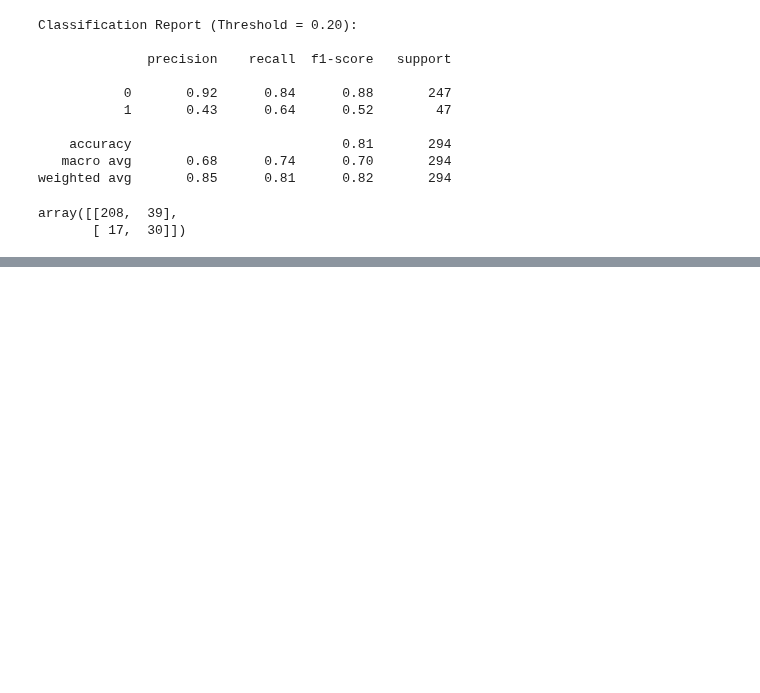
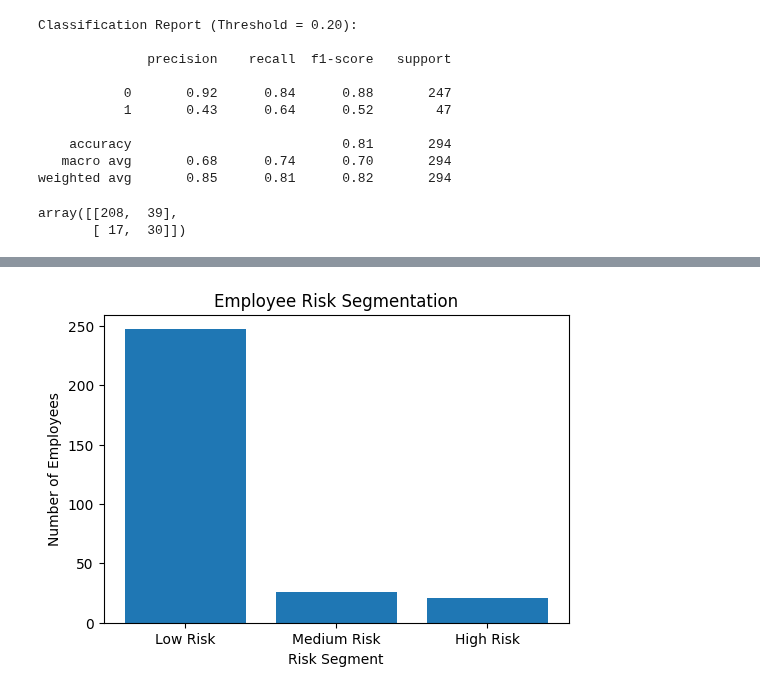
Before and after one commit to nirajacharya13/machine-learning, a Jupyter notebook: decision_trees/practice-problems/ibm-hr-analytics.ipynb, the cells around one changed output, grey strips where cells are left out. Saved outputs shown, nothing was run; the diff lists cells and outputs as text; code cells hidden in the pictures; blank space fills up the shorter version.

```diff
--- a/decision_trees/practice-problems/ibm-hr-analytics.ipynb
+++ b/decision_trees/practice-problems/ibm-hr-analytics.ipynb
@@ -664,0 +700,21 @@ array([[208,  39],
+# %%
+# Get predicted probabilities (class 1 = Attrition)
+y_proba = final_model.predict_proba(X_test)[:, 1]
+
+# Create segmentation DataFrame
+segmentation_df = X_test.copy()
+segmentation_df["Attrition_Probability"] = y_proba
+segmentation_df["Actual_Attrition"] = y_test.values
+# %%
+# Define risk tiers
+def assign_risk(prob):
+    if prob < 0.30:
+        return "Low Risk"
+    elif prob < 0.60:
+        return "Medium Risk"
+    else:
+        return "High Risk"
+
+segmentation_df["Risk_Segment"] = segmentation_df["Attrition_Probability"].apply(assign_risk)
+
+segmentation_df.head(100)
@@ -664,0 +735,10 @@ array([[208,  39],
+# %%
+risk_counts = segmentation_df["Risk_Segment"].value_counts()
+risk_percent = segmentation_df["Risk_Segment"].value_counts(normalize=True) * 100
+
+risk_summary = pd.DataFrame({
+    "Count": risk_counts,
+    "Percentage (%)": risk_percent.round(2)
+})
+
+risk_summary
@@ -664,0 +751,13 @@ array([[208,  39],
+# %%
+import matplotlib.pyplot as plt
+
+risk_summary_sorted = risk_summary.sort_values("Count", ascending=False)
+
+plt.figure(figsize=(6,4))
+plt.bar(risk_summary_sorted.index, risk_summary_sorted["Count"])
+plt.title("Employee Risk Segmentation")
+plt.xlabel("Risk Segment")
+plt.ylabel("Number of Employees")
+plt.show()
+# %% [output]
+[figure, added]
```
Also changed, not shown: parts of 7 cells of this notebook.
